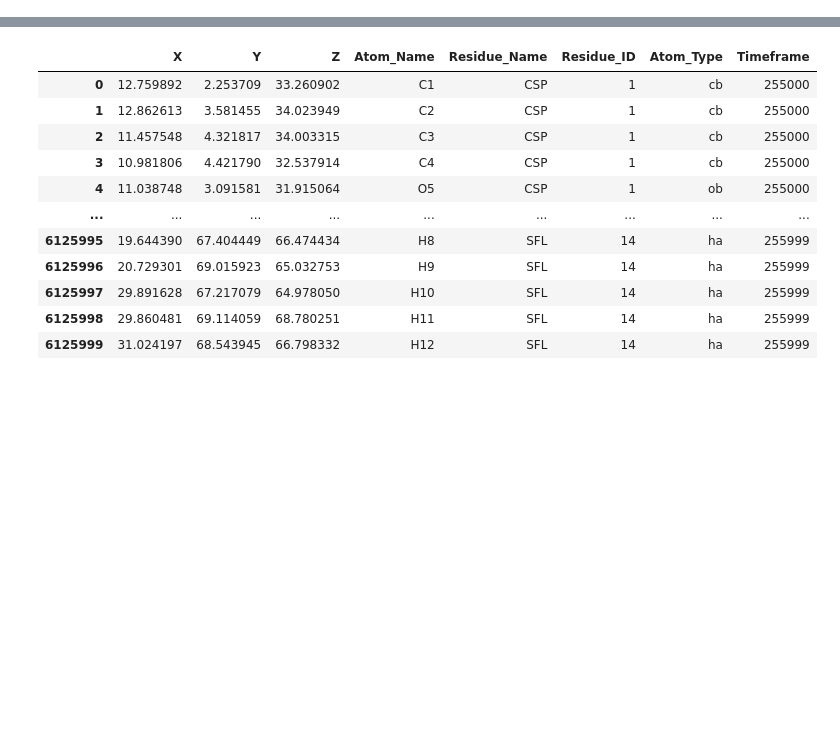
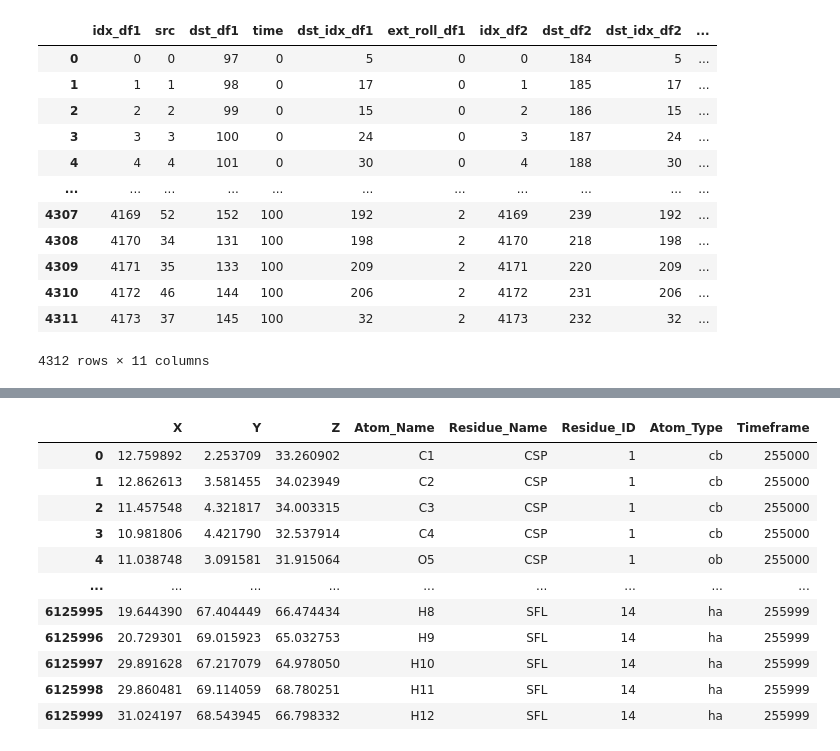
Before and after one commit to hasananowar/DLP, a Jupyter notebook: process_data.ipynb, the cells around one changed output, grey strips where cells are left out. Drawn from its saved outputs; the diff is of its cells as text; code cells hidden in the pictures; blank space fills up the shorter version.

```diff
--- a/process_data.ipynb
+++ b/process_data.ipynb
@@ -6,0 +8,3 @@ from sklearn.preprocessing import LabelEncoder
+# %%
+df1 = pd.read_csv("DATA/FILT_HB/edges1.csv")
+df1
@@ -6,0 +25,3 @@ from sklearn.preprocessing import LabelEncoder
+# %%
+df2 = pd.read_csv("DATA/FILT_HB/edges2.csv")
+df2
@@ -6,0 +42,6 @@ from sklearn.preprocessing import LabelEncoder
+# %%
+
+
+# Merge the two DataFrames on 'src' and 'time'
+df_merged = pd.merge(df1, df2, on=['src', 'time', 'dst_idx'], suffixes=('_df1', '_df2'))
+df_merged
@@ -6,0 +62,22 @@ from sklearn.preprocessing import LabelEncoder
+# %%
+# Create a new column 'label' where:
+# 1 means the same dst_idx in both DataFrames (positive instance),
+# 0 means different dst_idx (negative instance).
+df_merged['label'] = (df_merged['dst_idx_df1'] == df_merged['dst_idx_df2']).astype(int)
+
+# Optionally, display or save the merged DataFrame
+df_merged
+# %% [output]
+|  | idx_df1 | src | dst_df1 | time | dst_idx_df1 | ext_roll_df1 | idx_df2 | dst_df2 | dst_idx_df2 | ... |
+| 0 | 0 | 0 | 97 | 0 | 5 | 0 | 0 | 184 | 5 | ... |
+| 1 | 1 | 1 | 98 | 0 | 17 | 0 | 1 | 185 | 17 | ... |
+| 2 | 2 | 2 | 99 | 0 | 15 | 0 | 2 | 186 | 15 | ... |
+| 3 | 3 | 3 | 100 | 0 | 24 | 0 | 3 | 187 | 24 | ... |
+| 4 | 4 | 4 | 101 | 0 | 30 | 0 | 4 | 188 | 30 | ... |
+| ... | ... | ... | ... | ... | ... | ... | ... | ... | ... | ... |
+| 4307 | 4169 | 52 | 152 | 100 | 192 | 2 | 4169 | 239 | 192 | ... |
+| 4308 | 4170 | 34 | 131 | 100 | 198 | 2 | 4170 | 218 | 198 | ... |
+| 4309 | 4171 | 35 | 133 | 100 | 209 | 2 | 4171 | 220 | 209 | ... |
+| 4310 | 4172 | 46 | 144 | 100 | 206 | 2 | 4172 | 231 | 206 | ... |
+| 4311 | 4173 | 37 | 145 | 100 | 32 | 2 | 4173 | 232 | 32 | ... |
+4312 rows × 11 columns
```
Also changed, not shown: parts of 8 cells of this notebook, 6 other files.
